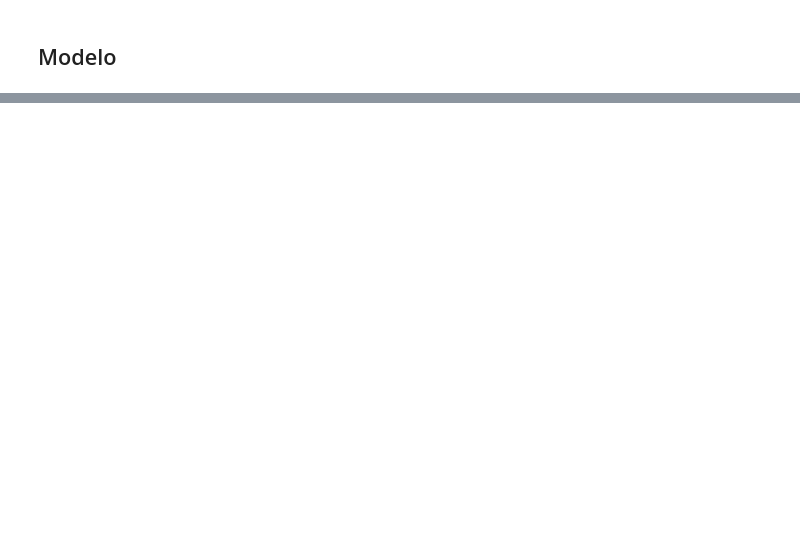
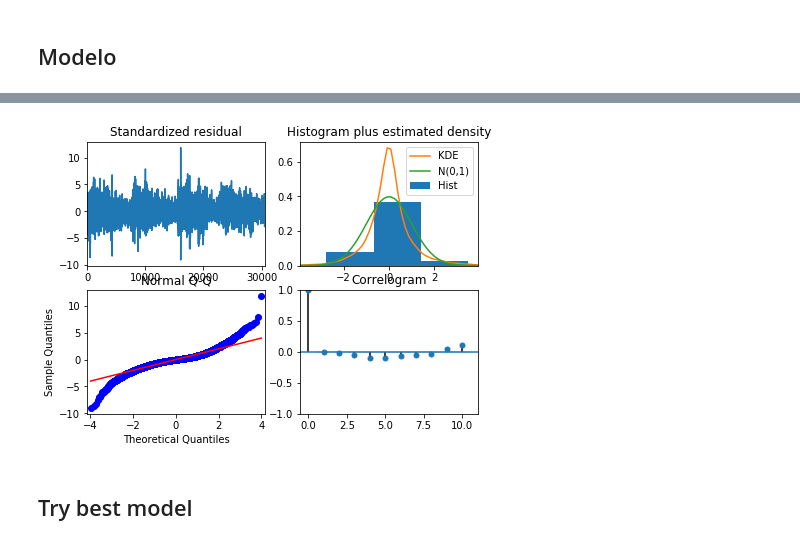
Before and after one commit to davidcerezal/energy-price-predictor, a Jupyter notebook: modelos/Arima.ipynb, the cells around one changed output, grey strips where cells are left out. Saved outputs shown, nothing was run; the diff lists cells and outputs as text; code cells hidden in the pictures; blank space fills up the shorter version.

```diff
--- a/modelos/Arima.ipynb
+++ b/modelos/Arima.ipynb
@@ -98,0 +115,9 @@ print(residuals.describe())
+# %%
+!pip install -q pmdarima
+from statsmodels.tsa.arima_model import ARIMA
+import pmdarima as pm
+
+model = pm.auto_arima(train, start_p=1, start_q=1, test='adf',max_p=3, max_q=3,m=1, d=None, seasonal=True,   # No Seasonality
+                      start_P=0, D=0, trace=True,error_action='ignore', suppress_warnings=True, stepwise=True)
+
+print(model.summary())
@@ -98,0 +142,7 @@ print(residuals.describe())
+# %%
+model.plot_diagnostics(figsize=(7,5))
+plt.show()
+# %% [output]
+[figure, added]
+# %% [markdown]
+##  Try best model
```
Also changed, not shown: parts of 11 cells of this notebook, 2 other files.
